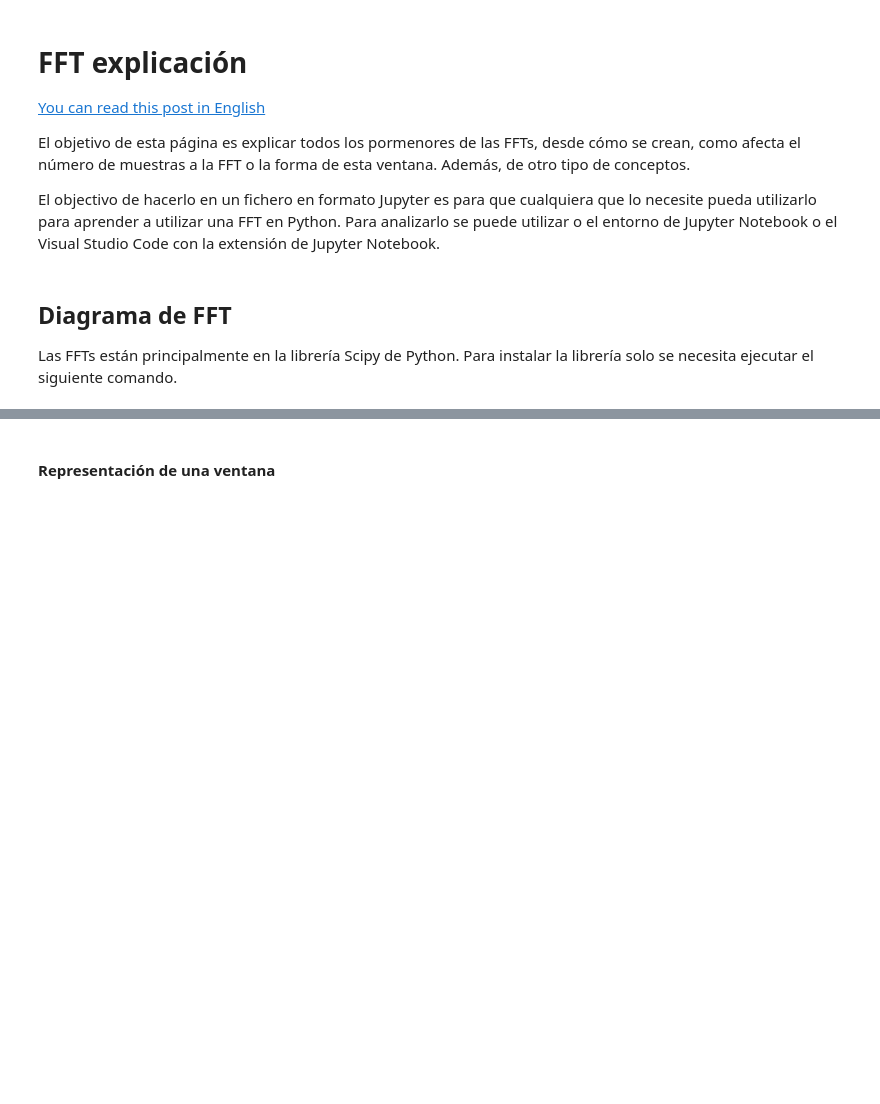
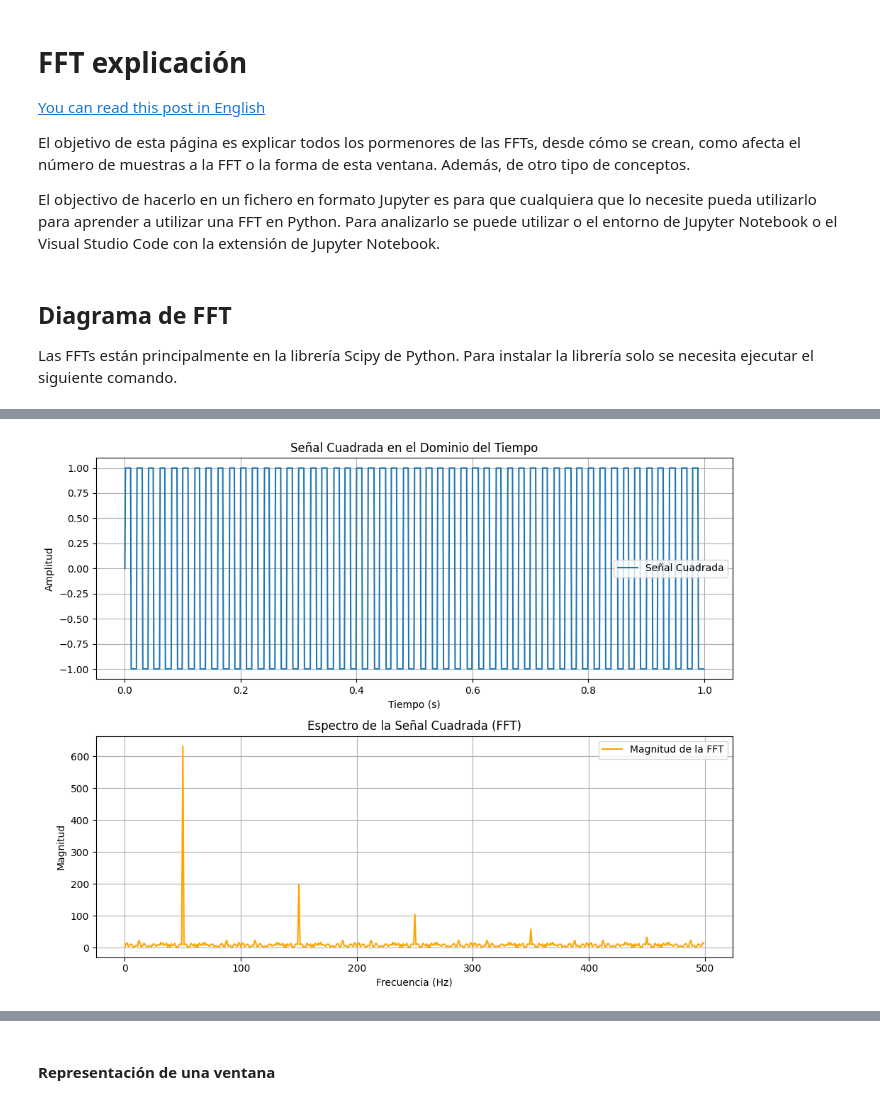
Before and after one commit to DRubioG/FFT_Explanation, a Jupyter notebook: FFT_spanish.ipynb, the cells around one changed output, grey strips where cells are left out. Cells and saved outputs as stored; diff of their text form; code cells hidden in the pictures; blank space fills up the shorter version.

```diff
--- a/FFT_spanish.ipynb
+++ b/FFT_spanish.ipynb
@@ -16,0 +26,45 @@ pip install scipy
+# %%
+import numpy as np
+import matplotlib.pyplot as plt
+from scipy.fft import fft, fftfreq
+
+# Parámetros
+fs = 1000  # Frecuencia de muestreo en Hz
+T = 1  # Duración de la señal en segundos
+t = np.linspace(0, T, int(fs * T), endpoint=False)  # Tiempo
+
+# Generamos la señal cuadrada de 50 Hz
+f_square = 50  # Frecuencia de la señal cuadrada en Hz
+square_signal = np.sign(np.sin(2 * np.pi * f_square * t))  # Señal cuadrada
+
+# Calculamos la FFT de la señal cuadrada utilizando scipy.fft
+square_FFT = fft(square_signal)
+frequencies = fftfreq(len(t), 1/fs)
+
+# Tomamos solo la mitad positiva de la FFT (espectro simétrico)
+positive_freqs = frequencies[:len(frequencies)//2]
+square_FFT_mag = np.abs(square_FFT)[:len(frequencies)//2]
+
+# Graficamos la señal cuadrada y su espectro de frecuencias
+fig, axs = plt.subplots(2, 1, figsize=(10, 8))
+
+# Señal cuadrada en el dominio del tiempo
+axs[0].plot(t, square_signal, label="Señal Cuadrada")
+axs[0].set_title("Señal Cuadrada en el Dominio del Tiempo")
+axs[0].set_xlabel("Tiempo (s)")
+axs[0].set_ylabel("Amplitud")
+axs[0].grid(True)
+axs[0].legend()
+
+# Espectro de la FFT (frecuencia vs magnitud)
+axs[1].plot(positive_freqs, square_FFT_mag, label="Magnitud de la FFT", color='orange')
+axs[1].set_title("Espectro de la Señal Cuadrada (FFT)")
+axs[1].set_xlabel("Frecuencia (Hz)")
+axs[1].set_ylabel("Magnitud")
+axs[1].grid(True)
+axs[1].legend()
+
+plt.tight_layout()
+plt.show()
+# %% [output]
+[figure, added]
```
Also changed, not shown: parts of 11 cells of this notebook.
